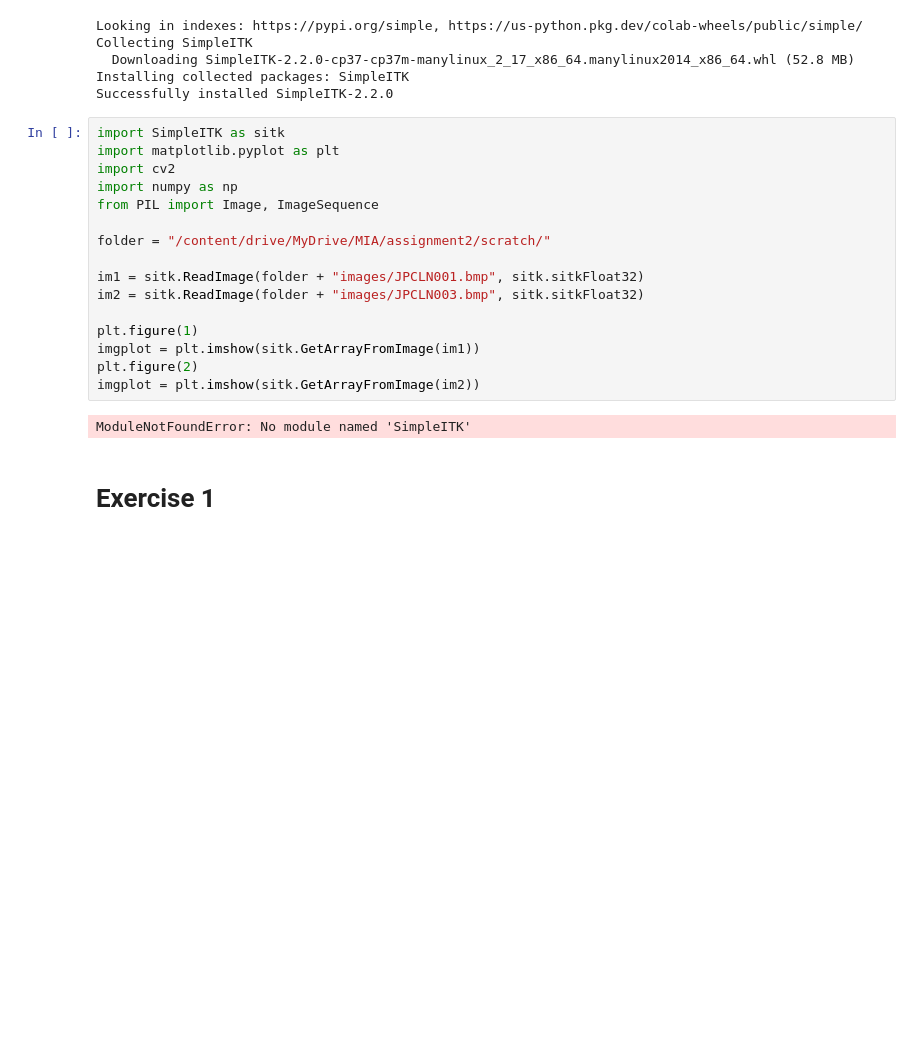
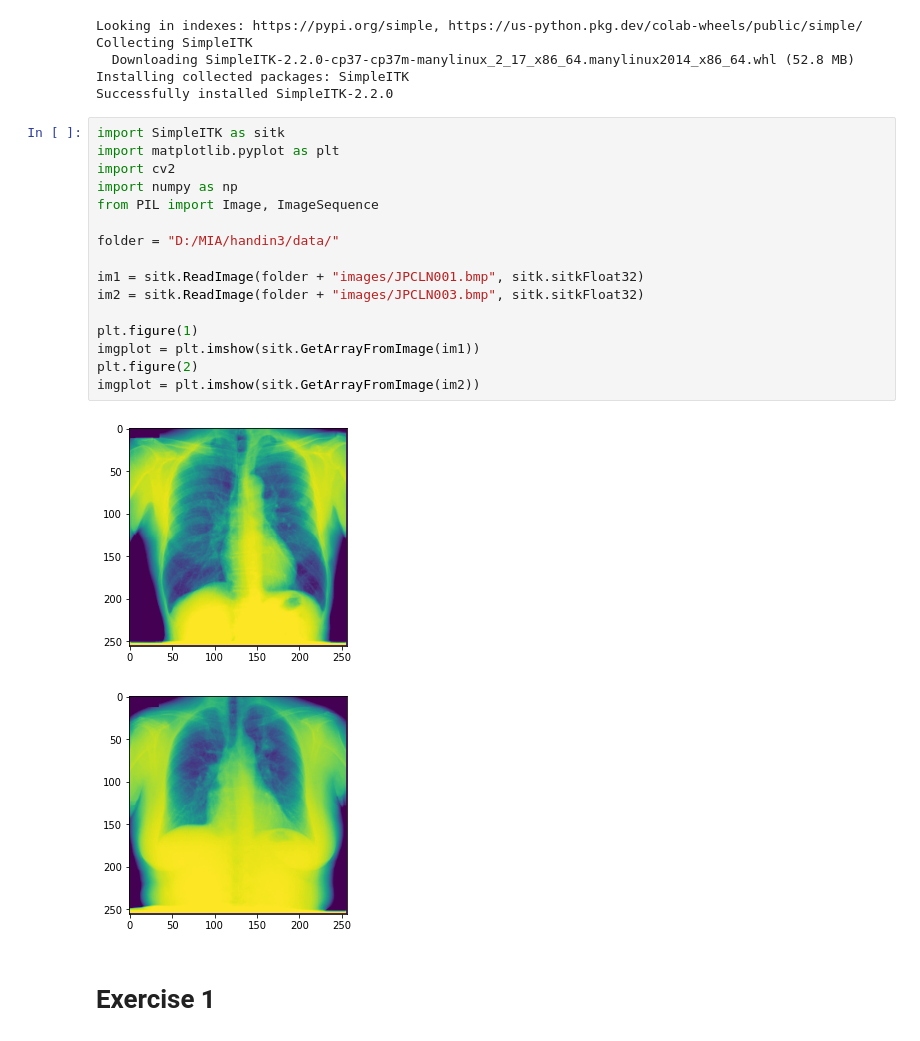
Before and after one commit to TubTub62/MIA, a Jupyter notebook: handin3/Xinyuan.ipynb, the cells around one changed output. Saved outputs shown, nothing was run; the diff lists cells and outputs as text; blank space fills up the shorter version.

```diff
--- a/handin3/Xinyuan.ipynb
+++ b/handin3/Xinyuan.ipynb
@@ -20,21 +20,22 @@ Successfully installed SimpleITK-2.2.0
 # %%
 import SimpleITK as sitk
 import matplotlib.pyplot as plt
 import cv2
 import numpy as np
 from PIL import Image, ImageSequence
 
-folder = "/content/drive/MyDrive/MIA/assignment2/scratch/"
+folder = "D:/MIA/handin3/data/"
 
 im1 = sitk.ReadImage(folder + "images/JPCLN001.bmp", sitk.sitkFloat32)
 im2 = sitk.ReadImage(folder + "images/JPCLN003.bmp", sitk.sitkFloat32)
 
 plt.figure(1)
 imgplot = plt.imshow(sitk.GetArrayFromImage(im1))
 plt.figure(2)
 imgplot = plt.imshow(sitk.GetArrayFromImage(im2))
 # %% [output]
-ModuleNotFoundError: No module named 'SimpleITK'
+[figure, added]
+[figure, added]
 # %% [markdown]
 # Exercise 1
 # %% [markdown]
```
Also changed, not shown: parts of 1 cell of this notebook, 2 other files.
